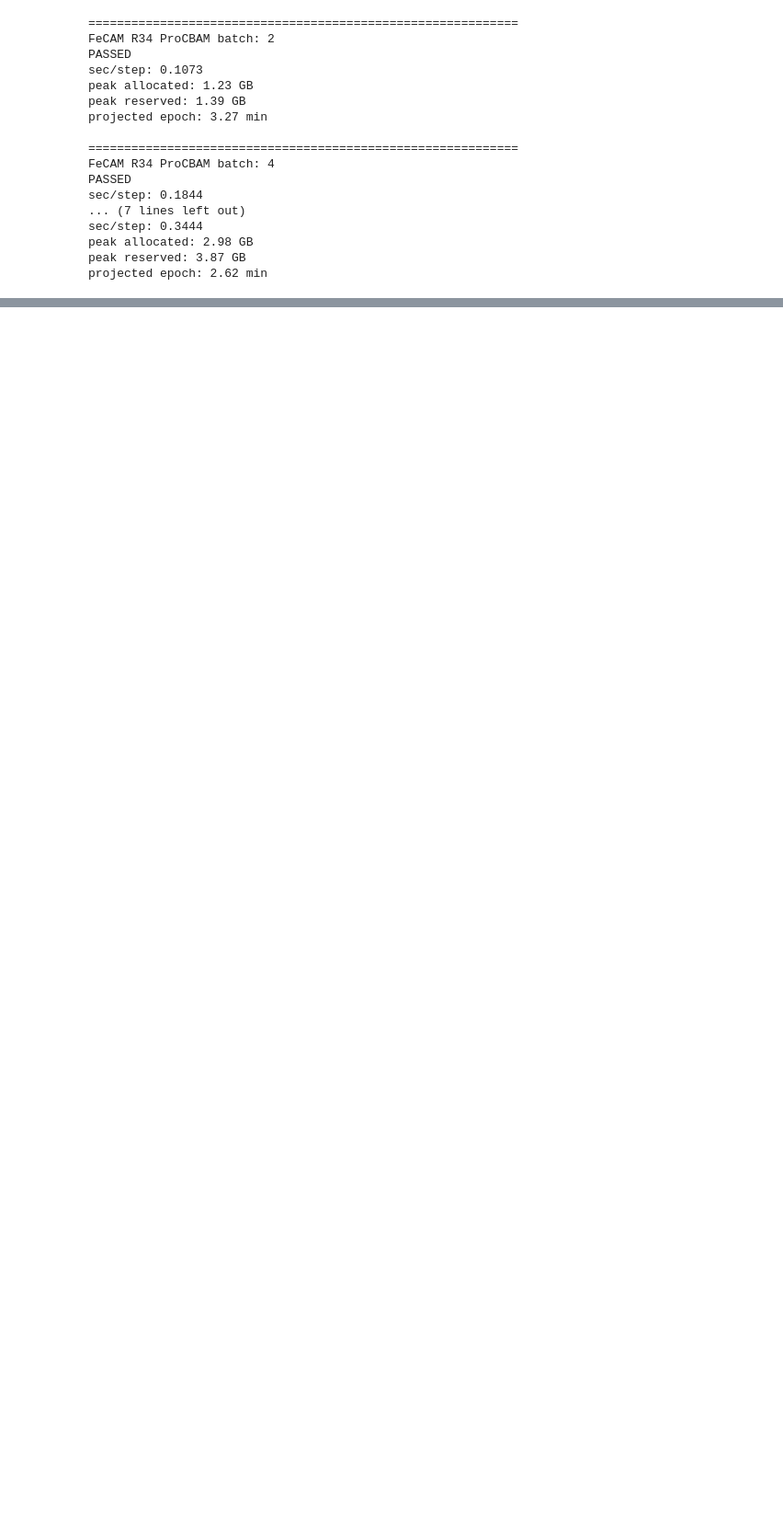
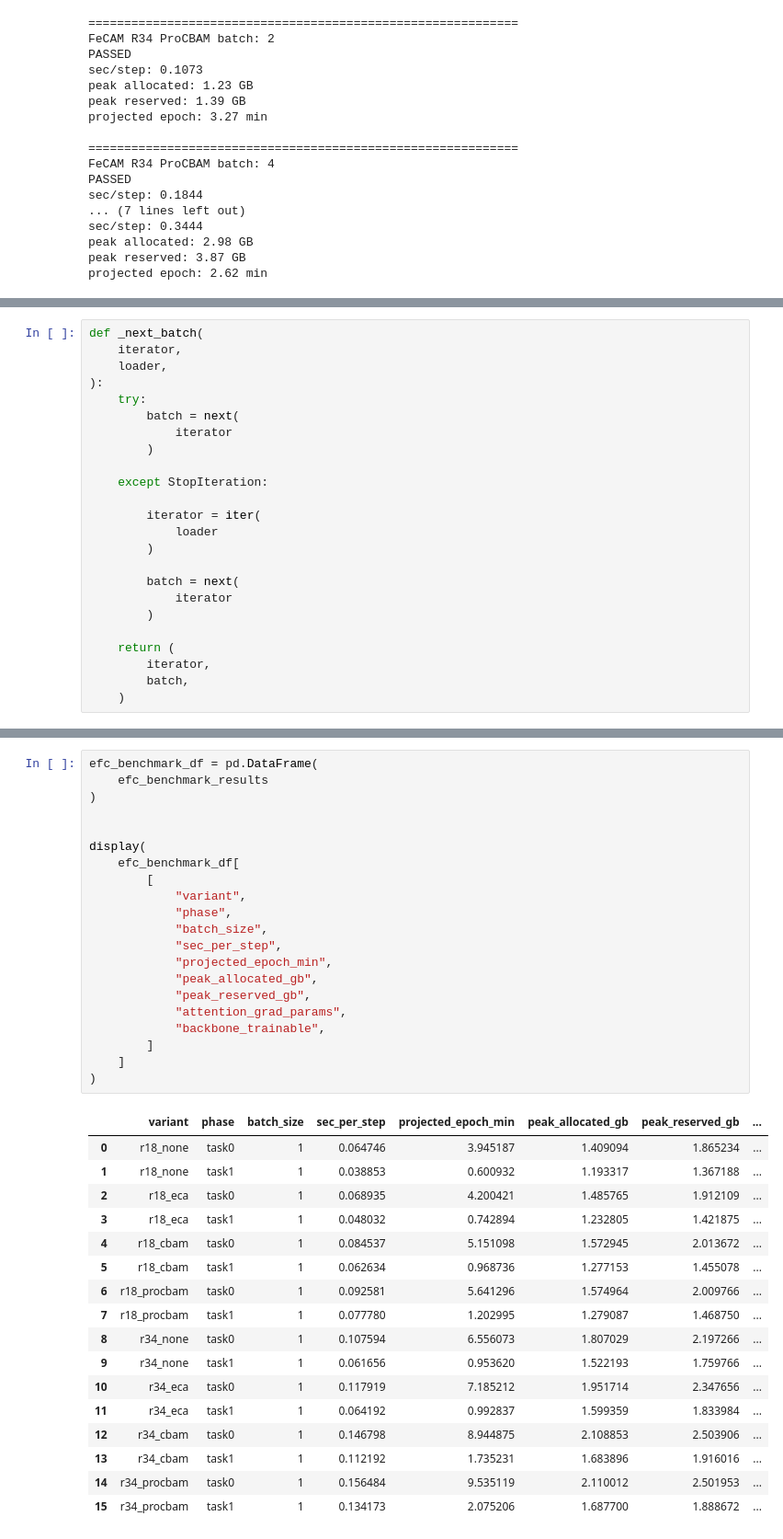
Before and after one commit to Zuka-Nakirigumi/Skripsi, a Jupyter notebook: notebooks/06_single_experiment.ipynb, the cells around one changed output, grey strips where cells are left out. Shown at 92% size. Saved outputs shown, nothing was run; the diff lists cells and outputs as text; blank space fills up the shorter version.

```diff
--- a/notebooks/06_single_experiment.ipynb
+++ b/notebooks/06_single_experiment.ipynb
@@ -8153,0 +10335,24 @@ projected epoch: 2.62 min
+# %%
+def _next_batch(
+    iterator,
+    loader,
+):
+    try:
+        batch = next(
+            iterator
+        )
+
+    except StopIteration:
+
+        iterator = iter(
+            loader
+        )
+
+        batch = next(
+            iterator
+        )
+
+    return (
+        iterator,
+        batch,
+    )
@@ -8153,0 +11379,39 @@ projected epoch: 2.62 min
+# %%
+efc_benchmark_df = pd.DataFrame(
+    efc_benchmark_results
+)
+
+
+display(
+    efc_benchmark_df[
+        [
+            "variant",
+            "phase",
+            "batch_size",
+            "sec_per_step",
+            "projected_epoch_min",
+            "peak_allocated_gb",
+            "peak_reserved_gb",
+            "attention_grad_params",
+            "backbone_trainable",
+        ]
+    ]
+)
+# %% [output]
+|  | variant | phase | batch_size | sec_per_step | projected_epoch_min | peak_allocated_gb | peak_reserved_gb | ... |
+| 0 | r18_none | task0 | 1 | 0.064746 | 3.945187 | 1.409094 | 1.865234 | ... |
+| 1 | r18_none | task1 | 1 | 0.038853 | 0.600932 | 1.193317 | 1.367188 | ... |
+| 2 | r18_eca | task0 | 1 | 0.068935 | 4.200421 | 1.485765 | 1.912109 | ... |
+| 3 | r18_eca | task1 | 1 | 0.048032 | 0.742894 | 1.232805 | 1.421875 | ... |
+| 4 | r18_cbam | task0 | 1 | 0.084537 | 5.151098 | 1.572945 | 2.013672 | ... |
+| 5 | r18_cbam | task1 | 1 | 0.062634 | 0.968736 | 1.277153 | 1.455078 | ... |
+| 6 | r18_procbam | task0 | 1 | 0.092581 | 5.641296 | 1.574964 | 2.009766 | ... |
+| 7 | r18_procbam | task1 | 1 | 0.077780 | 1.202995 | 1.279087 | 1.468750 | ... |
+| 8 | r34_none | task0 | 1 | 0.107594 | 6.556073 | 1.807029 | 2.197266 | ... |
+| 9 | r34_none | task1 | 1 | 0.061656 | 0.953620 | 1.522193 | 1.759766 | ... |
+| 10 | r34_eca | task0 | 1 | 0.117919 | 7.185212 | 1.951714 | 2.347656 | ... |
+| 11 | r34_eca | task1 | 1 | 0.064192 | 0.992837 | 1.599359 | 1.833984 | ... |
+| 12 | r34_cbam | task0 | 1 | 0.146798 | 8.944875 | 2.108853 | 2.503906 | ... |
+| 13 | r34_cbam | task1 | 1 | 0.112192 | 1.735231 | 1.683896 | 1.916016 | ... |
+| 14 | r34_procbam | task0 | 1 | 0.156484 | 9.535119 | 2.110012 | 2.501953 | ... |
+| 15 | r34_procbam | task1 | 1 | 0.134173 | 2.075206 | 1.687700 | 1.888672 | ... |
```
Also changed, not shown: parts of 49 cells of this notebook, 3 other files.
